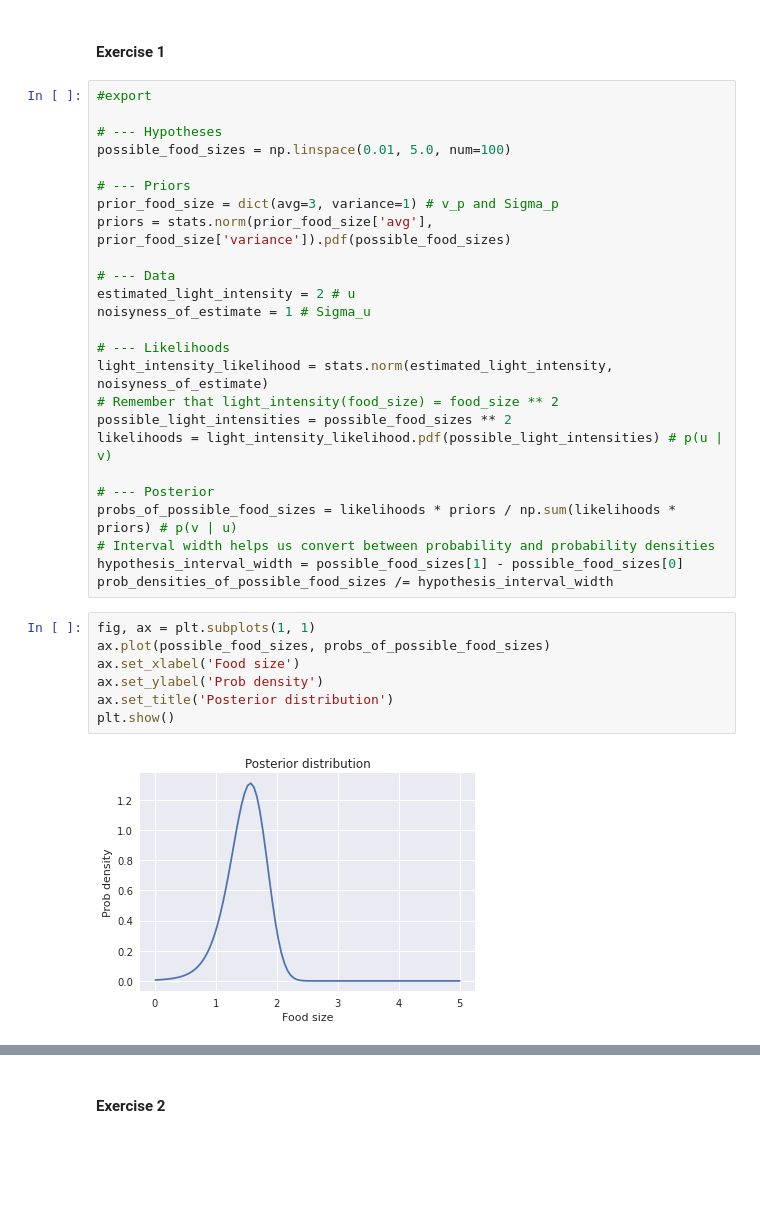
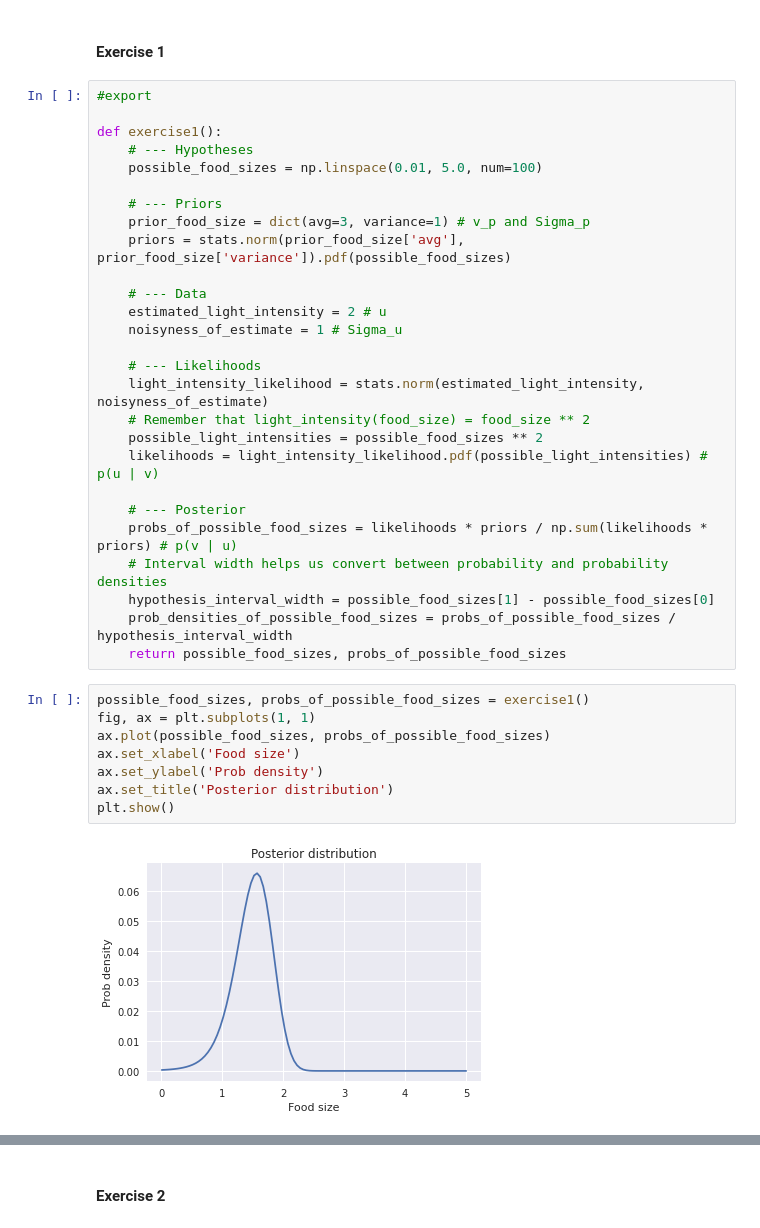
Before and after one commit to ImAKappa/activeinference, a Jupyter notebook: 01_bogacz.ipynb, the cells around one changed output, grey strips where cells are left out. Drawn from its saved outputs; the diff is of its cells as text; blank space fills up the shorter version.

```diff
--- a/01_bogacz.ipynb
+++ b/01_bogacz.ipynb
@@ -62,34 +67,37 @@ In words we have:
 # %%
 #export
 
-# --- Hypotheses
-possible_food_sizes = np.linspace(0.01, 5.0, num=100)
+def exercise1():
+    # --- Hypotheses
+    possible_food_sizes = np.linspace(0.01, 5.0, num=100)
 
-# --- Priors
-prior_food_size = dict(avg=3, variance=1) # v_p and Sigma_p
-priors = stats.norm(prior_food_size['avg'], prior_food_size['variance']).pdf(possible_food_sizes)
+    # --- Priors
+    prior_food_size = dict(avg=3, variance=1) # v_p and Sigma_p
+    priors = stats.norm(prior_food_size['avg'], prior_food_size['variance']).pdf(possible_food_sizes)
 
-# --- Data
-estimated_light_intensity = 2 # u
-noisyness_of_estimate = 1 # Sigma_u
+    # --- Data
+    estimated_light_intensity = 2 # u
+    noisyness_of_estimate = 1 # Sigma_u
 
-# --- Likelihoods
-light_intensity_likelihood = stats.norm(estimated_light_intensity, noisyness_of_estimate)
-# Remember that light_intensity(food_size) = food_size ** 2
-possible_light_intensities = possible_food_sizes ** 2
-likelihoods = light_intensity_likelihood.pdf(possible_light_intensities) # p(u | v)
+    # --- Likelihoods
+    light_intensity_likelihood = stats.norm(estimated_light_intensity, noisyness_of_estimate)
+    # Remember that light_intensity(food_size) = food_size ** 2
+    possible_light_intensities = possible_food_sizes ** 2
+    likelihoods = light_intensity_likelihood.pdf(possible_light_intensities) # p(u | v)
 
-# --- Posterior
-probs_of_possible_food_sizes = likelihoods * priors / np.sum(likelihoods * priors) # p(v | u)
-# Interval width helps us convert between probability and probability densities
-hypothesis_interval_width = possible_food_sizes[1] - possible_food_sizes[0]
-prob_densities_of_possible_food_sizes /= hypothesis_interval_width
+    # --- Posterior
+    probs_of_possible_food_sizes = likelihoods * priors / np.sum(likelihoods * priors) # p(v | u)
+    # Interval width helps us convert between probability and probability densities
+    hypothesis_interval_width = possible_food_sizes[1] - possible_food_sizes[0]
+    prob_densities_of_possible_food_sizes = probs_of_possible_food_sizes / hypothesis_interval_width
+    return possible_food_sizes, probs_of_possible_food_sizes
 # %%
+possible_food_sizes, probs_of_possible_food_sizes = exercise1()
 fig, ax = plt.subplots(1, 1)
 ax.plot(possible_food_sizes, probs_of_possible_food_sizes)
 ax.set_xlabel('Food size')
 ax.set_ylabel('Prob density')
 ax.set_title('Posterior distribution')
 plt.show()
 # %% [output]
-[figure, old version]
+[figure, new version]
```
Also changed, not shown: parts of 9 cells of this notebook, 2 other files.
